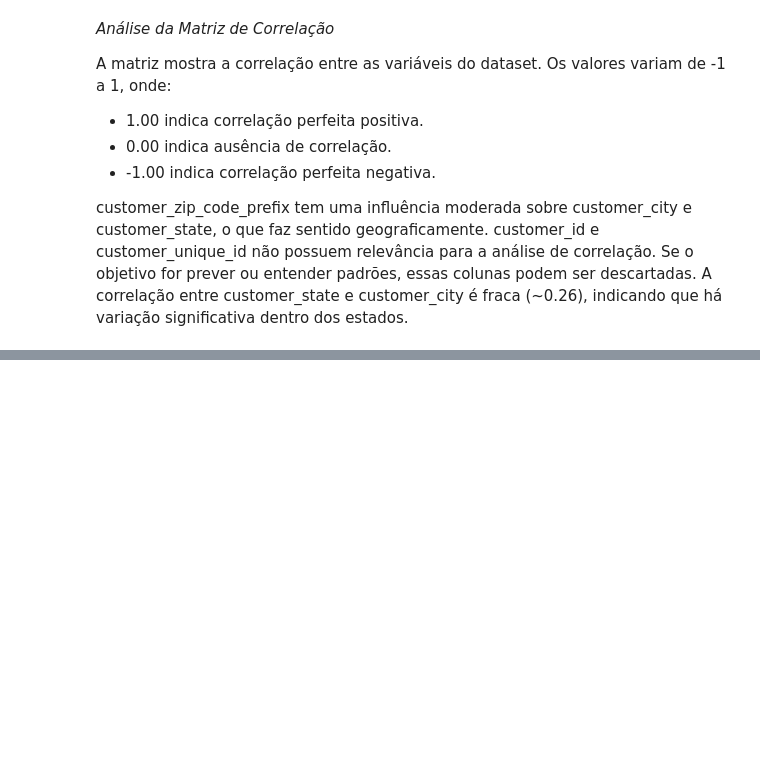
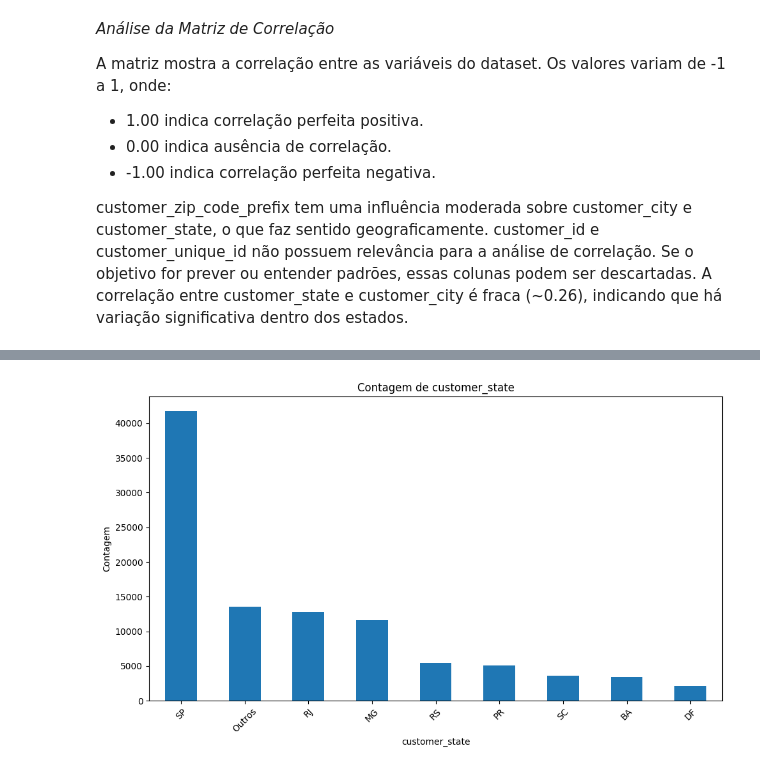
Before and after one commit to GilneiAlves/Projeto-Power-BI-Data-Analysis, a Jupyter notebook: notebooks/01-1_exploratory_data_analysis.ipynb, the cells around one changed output, grey strips where cells are left out. Saved outputs shown, nothing was run; the diff lists cells and outputs as text; code cells hidden in the pictures; blank space fills up the shorter version.

```diff
--- a/notebooks/01-1_exploratory_data_analysis.ipynb
+++ b/notebooks/01-1_exploratory_data_analysis.ipynb
@@ -81,0 +355,5 @@ plot_matriz_correlacao_Encoding(df_olist_customers, method="spearman")
+# %%
+
+plotar_distribuicao_coluna(df_olist_customers, 'customer_state', quantidade_categorias=8)
+# %% [output]
+[figure, added]
```
Also changed, not shown: parts of 20 cells of this notebook, 4 other files.
